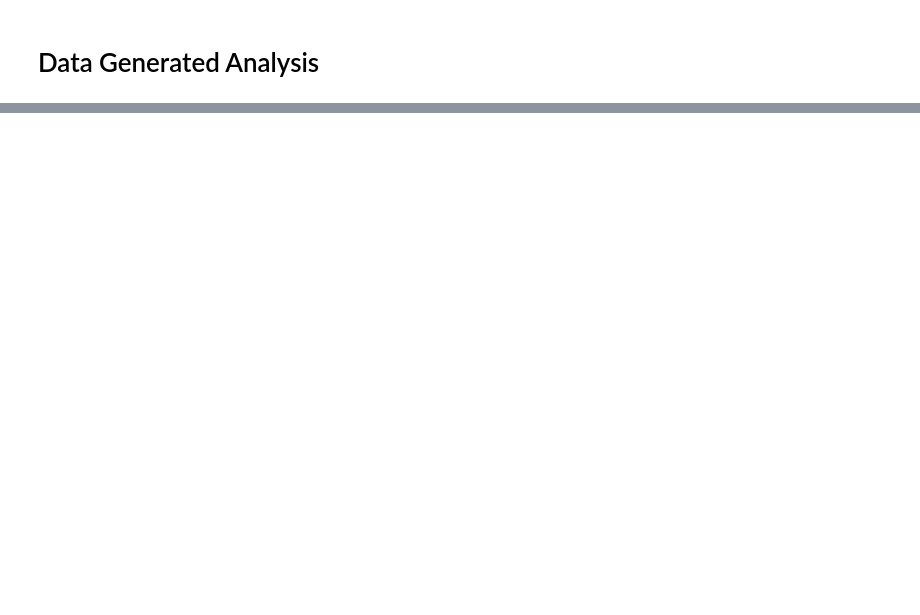
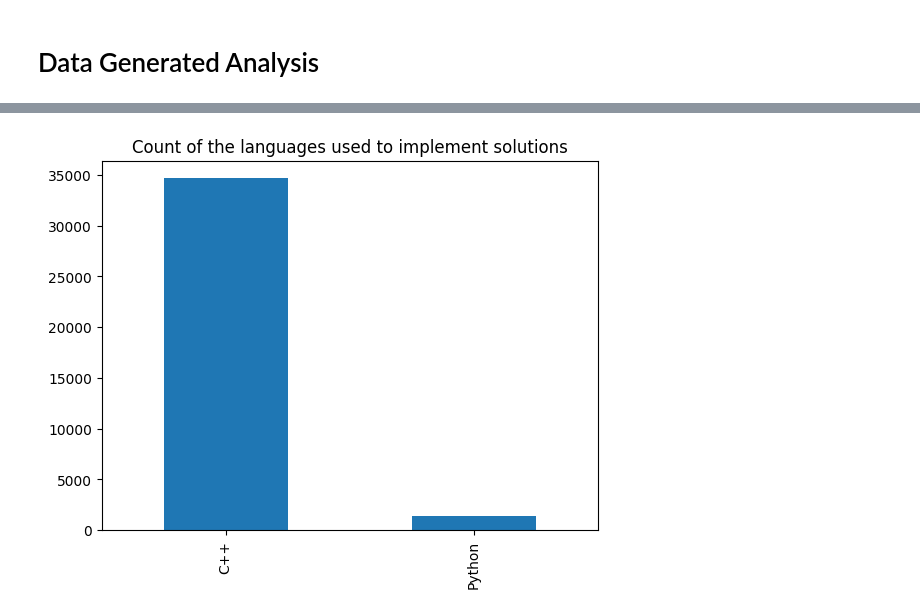
Before and after one commit to alexjercan/bug-detection, a Jupyter notebook: notebooks/EDA.ipynb, the cells around one changed output, grey strips where cells are left out. Drawn from its saved outputs; the diff is of its cells as text; code cells hidden in the pictures; blank space fills up the shorter version.

```diff
--- a/notebooks/EDA.ipynb
+++ b/notebooks/EDA.ipynb
@@ -41 +42,8 @@ memory usage: 2.1+ MB
+# %%
+df["language"].value_counts().plot.bar()
+
+plt.title("Count of the languages used to implement solutions")
+plt.show()
+# %% [output]
+[figure, added]
 # %%
```
Also changed, not shown: parts of 10 cells of this notebook.
